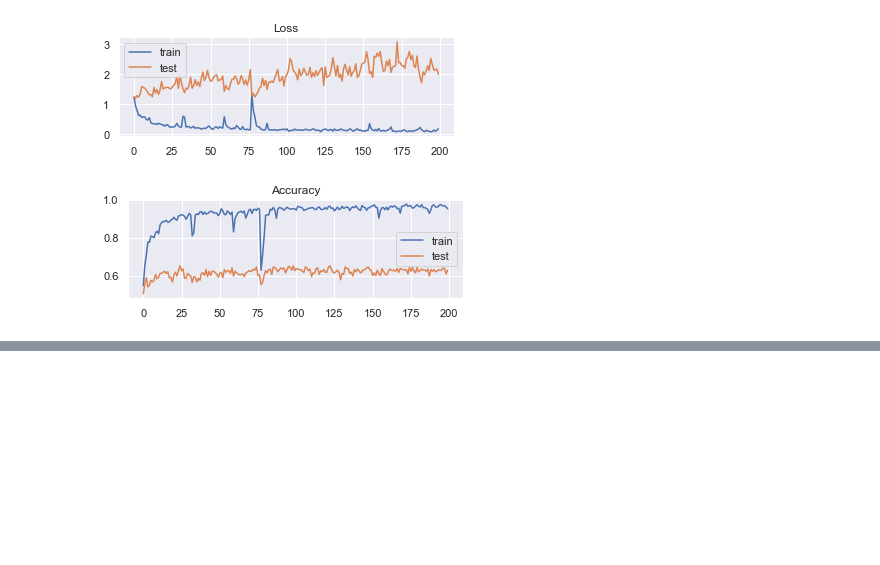
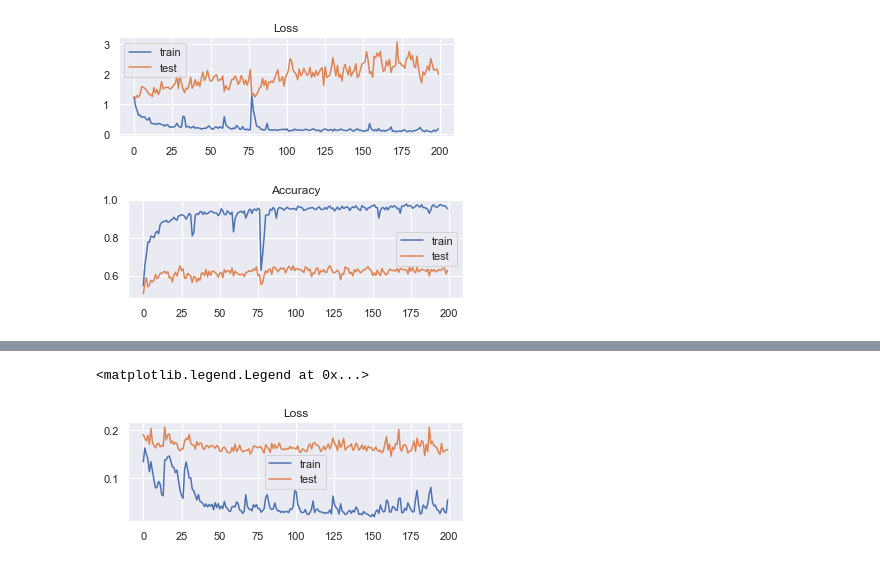
Before and after one commit to zhimg/Trash-Image-Classification-System-using-Machine-Learning-and-Deep-Learning-Algorithms, a Jupyter notebook: TrashClassification_Keras_ImageCrop.ipynb, the cells around one changed output, grey strips where cells are left out. Drawn from its saved outputs; the diff is of its cells as text; code cells hidden in the pictures; blank space fills up the shorter version.

```diff
--- a/TrashClassification_Keras_ImageCrop.ipynb
+++ b/TrashClassification_Keras_ImageCrop.ipynb
@@ -278,0 +281,5 @@ pyplot.show()
+# %%
+model.compile(optimizer='adam', loss='mean_absolute_error', metrics=['mse'])
+# %%
+# Model fit
+history = model.fit(X_train, y_train, epochs=200, validation_data=(X_test, y_test),batch_size=30)
@@ -278,0 +313,10 @@ pyplot.show()
+# %%
+# plot loss during training
+pyplot.subplot(211)
+pyplot.title('Loss')
+pyplot.plot(history.history['loss'], label='train')
+pyplot.plot(history.history['val_loss'], label='test')
+pyplot.legend()
+# %% [output]
+<matplotlib.legend.Legend at 0x...>
+[figure, added]
```
Also changed, not shown: parts of 4 cells of this notebook, 1 other file.
